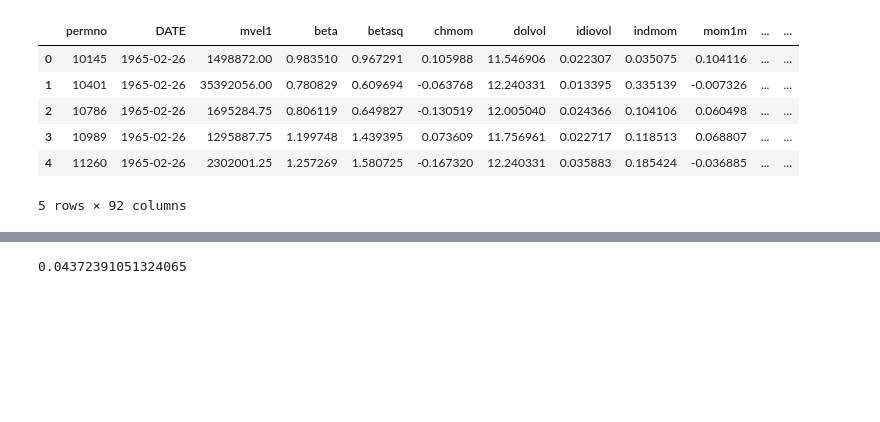
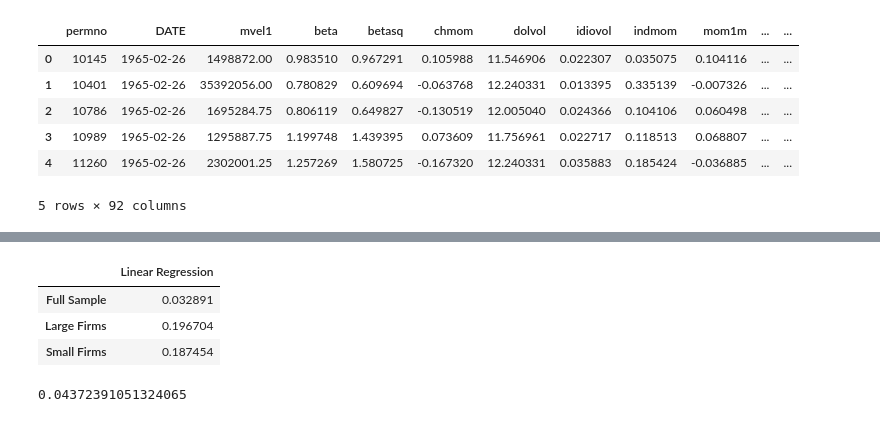
Before and after one commit to KidQuant/Taming-The-Factor-Zoo, a Jupyter notebook: 4.2_LR_Full.ipynb, the cells around one changed output, grey strips where cells are left out. Drawn from its saved outputs; the diff is of its cells as text; code cells hidden in the pictures; blank space fills up the shorter version.

```diff
--- a/4.2_LR_Full.ipynb
+++ b/4.2_LR_Full.ipynb
@@ -69,7 +66,7 @@ df = df.set_index(['DATE2','permno2'])
 #Make a copy of  the "me" variable (market equity) before rank standartization to use afterwards for value weighting
 df['mvel12'] = df['mvel1'].copy()
 # %%
-p=0.2
+p=0.3
 df_top= df.groupby('DATE').apply(lambda x: x.nlargest(int(len(x)*p),'mvel1')).reset_index(drop=True)
 df_bottom = df.groupby('DATE').apply(lambda x: x.nsmallest(int(len(x)*p),'mvel1')).reset_index(drop=True)
 # %%
@@ -175,7 +167,7 @@ tscv = TimeBasedCV(train_period=60,
 features = df.columns[~df.columns.isin(['permno', 'permno2', 'mvel12','sic2' 'DATE2', 'risk_premium'])].tolist()
 
 X = df_top[features]
-y = df_bottom[['risk_premium']]
+y = df_top[['risk_premium']]
 
 
 predictions_top = []
@@ -304,10 +292,15 @@ R2OOS Hubber Regression Big:  0.19148284
 # %%
-chart = np.array([[R2FULL],
-                  [R2TOP],
-                  [R2BOTTOM]])
+chart = np.array([[R2OOS_LR],
+                  [R2OOS_LR_top],
+                  [R2OOS_LR_bottom]])
 
 r2_lm = pd.DataFrame(chart, columns=['Linear Regression'],
                      index=['Full Sample', 'Large Firms', 'Small Firms'])
 
 r2_lm
+# %% [output]
+|  | Linear Regression |
+| Full Sample | 0.032891 |
+| Large Firms | 0.196704 |
+| Small Firms | 0.187454 |
 # %%
```
Also changed, not shown: parts of 11 cells of this notebook, 3 other files.
